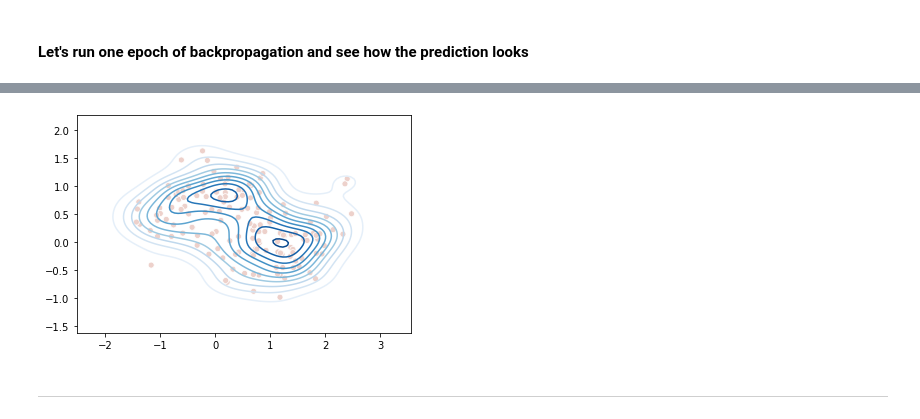
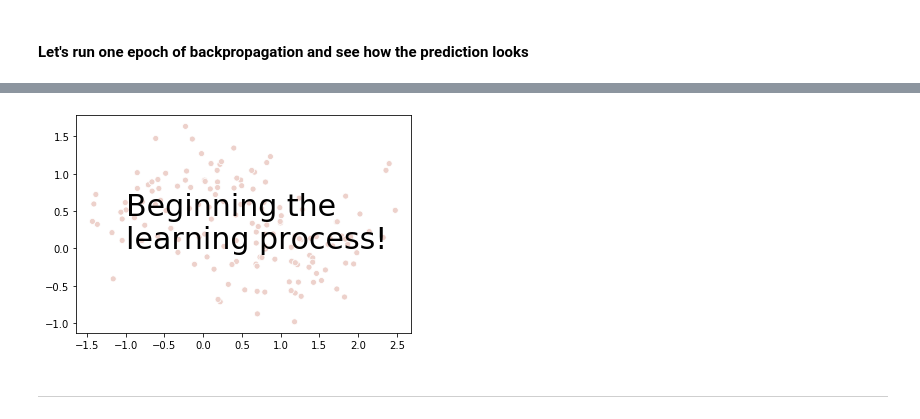
Before and after one commit to paizsgyorgy/Artificial_neural_network, a Jupyter notebook: Notebooks/03 ANN_backprop_illustration.ipynb, the cells around one changed output, grey strips where cells are left out. Drawn from its saved outputs; the diff is of its cells as text; code cells hidden in the pictures.

Commit message:
Updated the learning gif

```diff
--- a/Notebooks/03 ANN_backprop_illustration.ipynb
+++ b/Notebooks/03 ANN_backprop_illustration.ipynb
@@ -116,7 +116,7 @@ def backpropagation(X, y, w0, w1, LR0=0.01, LR1=0.001):
 # %%
 #Initialize data and weights
 np.random.seed(42)
-X, y = make_moons(n_samples=150, noise=0.15, random_state=42)
+X, y = make_moons(n_samples=150, noise=0.3, random_state=42)
 w0 = np.random.rand(3,2)
 assert w0.shape == (3,2)
 w1 = np.random.rand(3,1)
@@ -150,11 +141,14 @@ _ = plt.title(f'Accuracy score of the model after 1 epoch: {accuracy_score(y_pre
 # %%
 ones = X[y_pred_1 == 1]
 zeros = X[y_pred_1 != 1]
-ax = sns.kdeplot(ones[:,0], ones[:,1], cmap="Oranges")
-ax = sns.kdeplot(zeros[:,0], zeros[:,1], cmap="Blues")
-ax = sns.scatterplot(X[:,0], X[:,1], hue=y_pred_1, legend=False)
+#_ = sns.kdeplot(ones[:,0], ones[:,1], cmap="Oranges")
+#_ = sns.kdeplot(zeros[:,0], zeros[:,1], cmap="Blues")
+_ = sns.scatterplot(X[:,0], X[:,1], hue=y_pred_1, legend=False)
+_ = plt.title("")
+_ = plt.text(-1, 0, 'Beginning the \nlearning process!', dict(size=30))
+_ = plt.savefig(fname = '../Output/backprop_learning_start.png')
 # %% [output]
-[figure, old version]
+[figure, new version]
 # %% [markdown]
 ---
 # %% [markdown]
```
Also changed, not shown: parts of 15 cells of this notebook, 2 other files.
